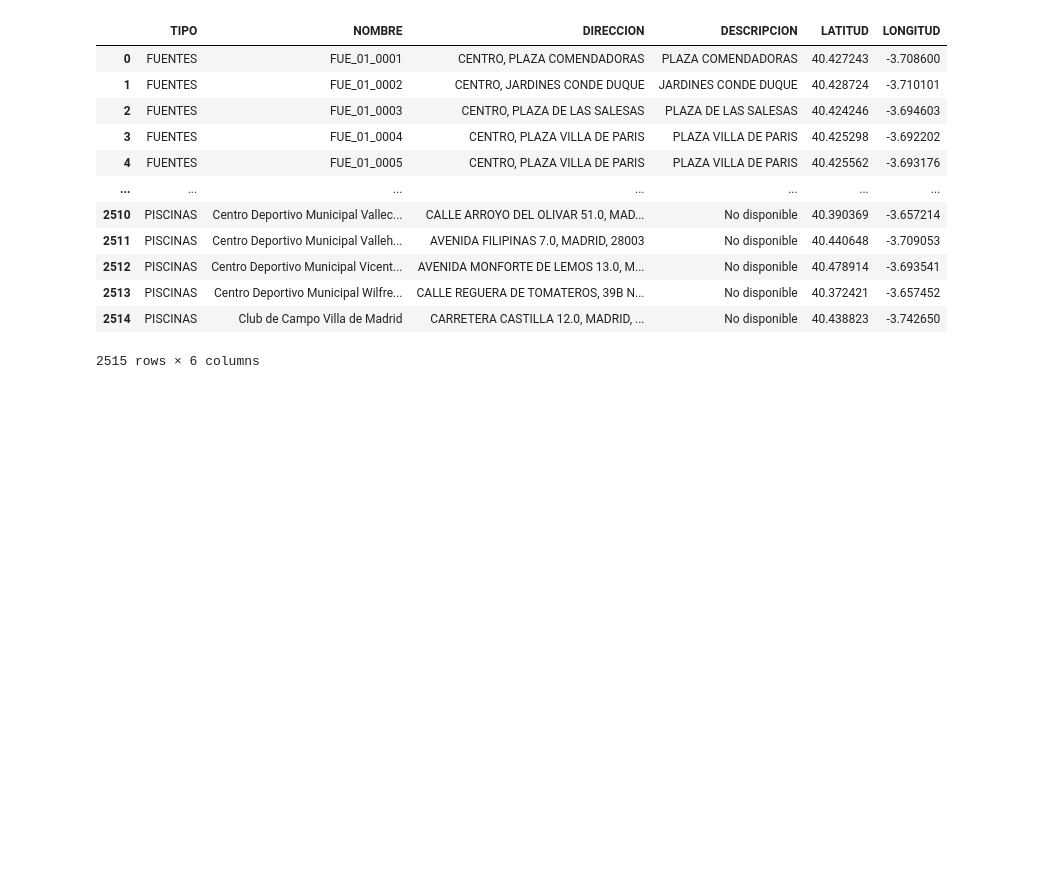
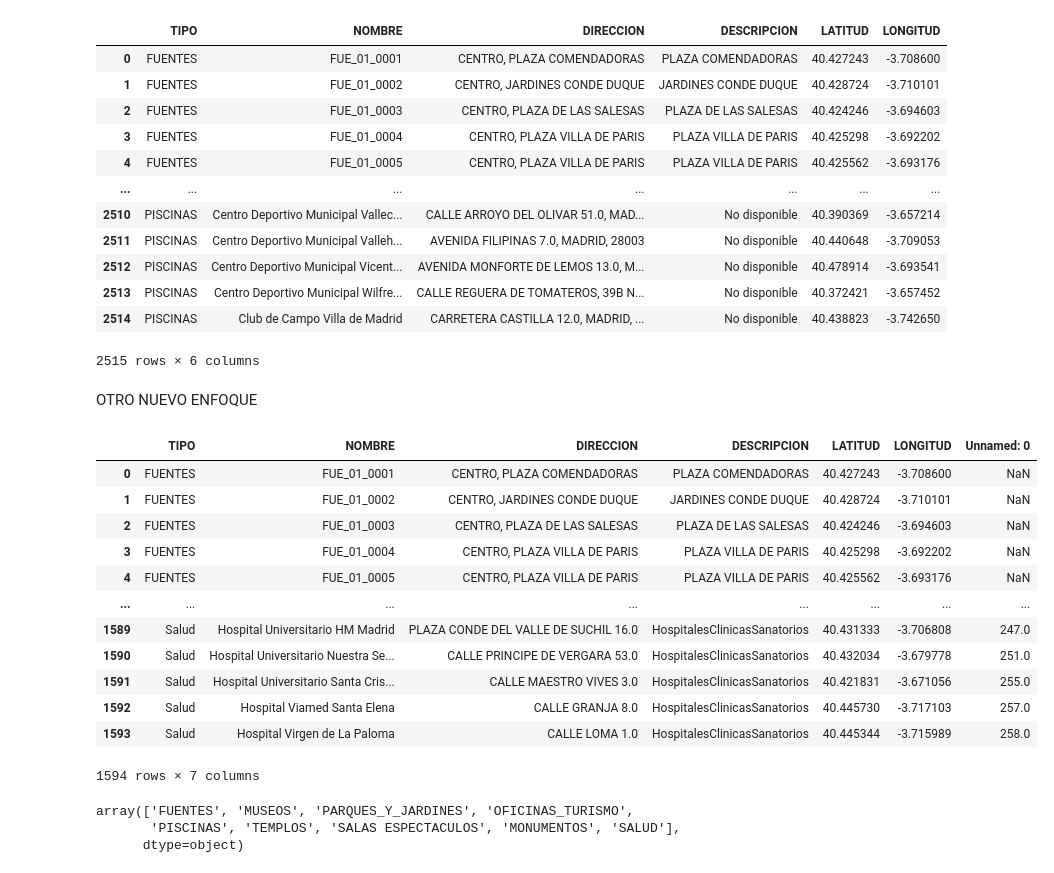
Before and after one commit to dfvinxu/desafio_data, a Jupyter notebook: notebooks/Concat_data_nuevoenfoque.ipynb, the cells around one changed output. Drawn from its saved outputs; the diff is of its cells as text; code cells hidden in the pictures; blank space fills up the shorter version.

Commit message:
nuevo_reduced_concat

```diff
--- a/notebooks/Concat_data_nuevoenfoque.ipynb
+++ b/notebooks/Concat_data_nuevoenfoque.ipynb
@@ -74,3 +74,39 @@ df_concat.to_csv("../data/madrid/df_concat.csv", index=False)
 df_concat = pd.read_csv("../data/madrid/df_concat.csv")
 # %%
 df_concat.to_json('../data/madrid/df_concat.json', orient='records',force_ascii=False)
+# %% [markdown]
+OTRO NUEVO ENFOQUE
+# %%
+df_csalud = pd.read_csv("../data/madrid/Centros atencion medica/centros_salud_filtrado.csv")
+df_iglesias = pd.read_csv("../data/madrid/Iglesias/iglesias_filtradas.csv")
+df_monumentos = pd.read_csv("../data/madrid/Monumentos/Monumentos_filtrados.csv")
+df_museos = pd.read_csv("../data/madrid/museos/museos filtrados.csv")
+df_salas = pd.read_csv("../data/madrid/Salas espectaculos artisticos/salas_espectaculos_filtradas.csv")
+df_templo_no_cat = pd.read_csv("../data/madrid/Templos_no_catolicos/Templos_filtrados.csv")
+df_fuentes = pd.read_csv("../data/madrid/fuentes/fuentes_nuevo_reduced.csv")
+df_parques = pd.read_csv("../data/madrid/Parques y jardines/parques_y_jardines_nuevo_reduced.csv")
+df_oficinas = pd.read_csv("../data/madrid/oficinas_turismo/tourist_office_nuevo_reduced.csv")
+df_piscinas = pd.read_csv("../data/madrid/Piscinas/piscinas_madrid_nuevo_reduced.csv")
+# %%
+df_concat_reduced = pd.concat([df_fuentes, df_museos, df_parques, df_oficinas, df_piscinas,df_templo_no_cat,df_salas,df_monumentos,df_iglesias,df_csalud], ignore_index=True)
+df_concat_reduced
+# %% [output]
+|  | TIPO | NOMBRE | DIRECCION | DESCRIPCION | LATITUD | LONGITUD | Unnamed: 0 |
+| 0 | FUENTES | FUE_01_0001 | CENTRO, PLAZA COMENDADORAS | PLAZA COMENDADORAS | 40.427243 | -3.708600 | NaN |
+| 1 | FUENTES | FUE_01_0002 | CENTRO, JARDINES CONDE DUQUE | JARDINES CONDE DUQUE | 40.428724 | -3.710101 | NaN |
+| 2 | FUENTES | FUE_01_0003 | CENTRO, PLAZA DE LAS SALESAS | PLAZA DE LAS SALESAS | 40.424246 | -3.694603 | NaN |
+| 3 | FUENTES | FUE_01_0004 | CENTRO, PLAZA VILLA DE PARIS | PLAZA VILLA DE PARIS | 40.425298 | -3.692202 | NaN |
+| 4 | FUENTES | FUE_01_0005 | CENTRO, PLAZA VILLA DE PARIS | PLAZA VILLA DE PARIS | 40.425562 | -3.693176 | NaN |
+| ... | ... | ... | ... | ... | ... | ... | ... |
+| 1589 | Salud | Hospital Universitario HM Madrid | PLAZA CONDE DEL VALLE DE SUCHIL 16.0 | HospitalesClinicasSanatorios | 40.431333 | -3.706808 | 247.0 |
+| 1590 | Salud | Hospital Universitario Nuestra Se... | CALLE PRINCIPE DE VERGARA 53.0 | HospitalesClinicasSanatorios | 40.432034 | -3.679778 | 251.0 |
+| 1591 | Salud | Hospital Universitario Santa Cris... | CALLE MAESTRO VIVES 3.0 | HospitalesClinicasSanatorios | 40.421831 | -3.671056 | 255.0 |
+| 1592 | Salud | Hospital Viamed Santa Elena | CALLE GRANJA 8.0 | HospitalesClinicasSanatorios | 40.445730 | -3.717103 | 257.0 |
+| 1593 | Salud | Hospital Virgen de La Paloma | CALLE LOMA 1.0 | HospitalesClinicasSanatorios | 40.445344 | -3.715989 | 258.0 |
+1594 rows × 7 columns
+# %%
+df_concat_reduced["TIPO"].unique()
+# %% [output]
+array(['FUENTES', 'MUSEOS', 'PARQUES_Y_JARDINES', 'OFICINAS_TURISMO',
+       'PISCINAS', 'TEMPLOS', 'SALAS ESPECTACULOS', 'MONUMENTOS', 'SALUD'],
+      dtype=object)
```
Also changed, not shown: parts of 1 cell of this notebook, 1 other file.
